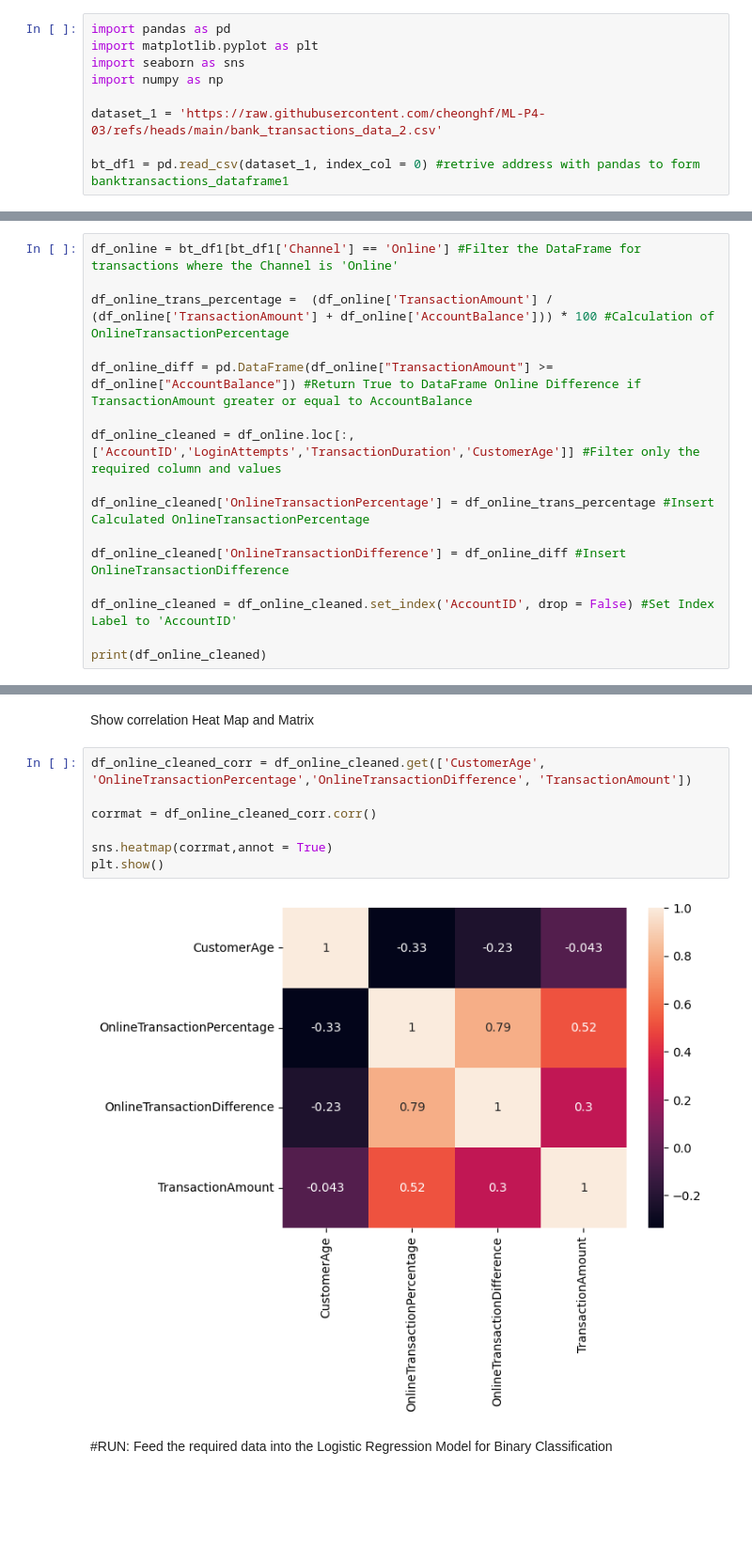
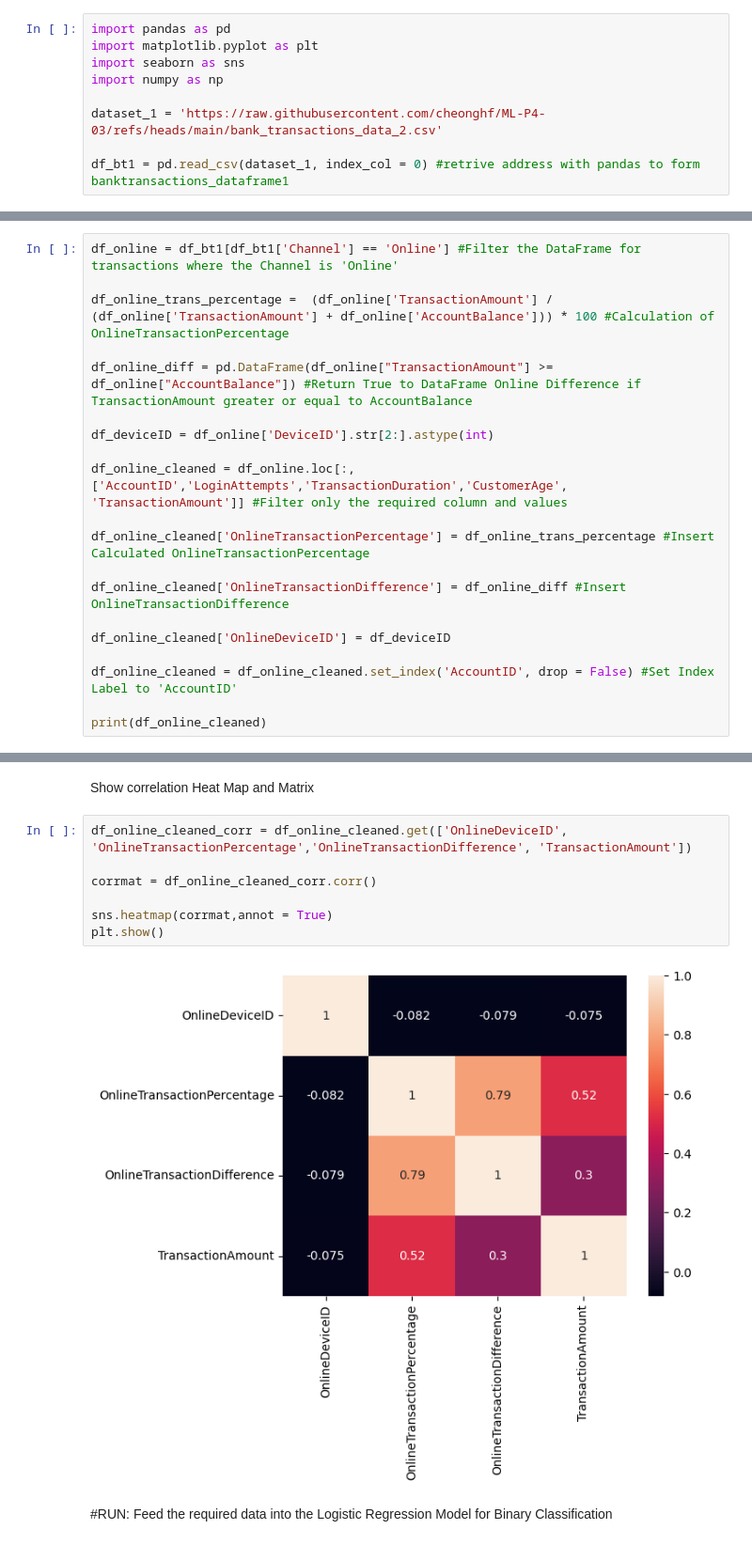
Before and after one commit to cheonghf/ML-P4-03, a Jupyter notebook: Project_SourceCode_P4_03.ipynb, the cells around one changed output, grey strips where cells are left out. Shown: that part at 94% size. Saved outputs shown, nothing was run; the diff lists cells and outputs as text; blank space fills up the shorter version.

```diff
--- a/Project_SourceCode_P4_03.ipynb
+++ b/Project_SourceCode_P4_03.ipynb
@@ -8,7 +8,7 @@ import numpy as np
 
 dataset_1 = 'https://raw.githubusercontent.com/cheonghf/ML-P4-03/refs/heads/main/bank_transactions_data_2.csv'
 
-bt_df1 = pd.read_csv(dataset_1, index_col = 0) #retrive address with pandas to form banktransactions_dataframe1
+df_bt1 = pd.read_csv(dataset_1, index_col = 0) #retrive address with pandas to form banktransactions_dataframe1
 # %% [markdown]
 Display the first 5 rows of the dataset
 # %%
@@ -44,18 +44,22 @@ bt_df1.Channel.value_counts()
 # %% [markdown]
 #RUN: We plan to focus on 'Online' and Calculate the percentage of each Online Transactions against the Account Balance to detect fraud
 # %%
-df_online = bt_df1[bt_df1['Channel'] == 'Online'] #Filter the DataFrame for transactions where the Channel is 'Online'
+df_online = df_bt1[df_bt1['Channel'] == 'Online'] #Filter the DataFrame for transactions where the Channel is 'Online'
 
 df_online_trans_percentage =  (df_online['TransactionAmount'] / (df_online['TransactionAmount'] + df_online['AccountBalance'])) * 100 #Calculation of OnlineTransactionPercentage
 
 df_online_diff = pd.DataFrame(df_online["TransactionAmount"] >= df_online["AccountBalance"]) #Return True to DataFrame Online Difference if TransactionAmount greater or equal to AccountBalance
 
-df_online_cleaned = df_online.loc[:, ['AccountID','LoginAttempts','TransactionDuration','CustomerAge']] #Filter only the required column and values
+df_deviceID = df_online['DeviceID'].str[2:].astype(int)
+
+df_online_cleaned = df_online.loc[:, ['AccountID','LoginAttempts','TransactionDuration','CustomerAge', 'TransactionAmount']] #Filter only the required column and values
 
 df_online_cleaned['OnlineTransactionPercentage'] = df_online_trans_percentage #Insert Calculated OnlineTransactionPercentage
 
 df_online_cleaned['OnlineTransactionDifference'] = df_online_diff #Insert OnlineTransactionDifference
 
+df_online_cleaned['OnlineDeviceID'] = df_deviceID
+
 df_online_cleaned = df_online_cleaned.set_index('AccountID', drop = False) #Set Index Label to 'AccountID'
 
 print(df_online_cleaned)
@@ -80,14 +102,14 @@ df_online_cleaned.AccountID.unique().size
 # %% [markdown]
 Show correlation Heat Map and Matrix
 # %%
-df_online_cleaned_corr = df_online_cleaned.get(['CustomerAge', 'OnlineTransactionPercentage','OnlineTransactionDifference', 'TransactionAmount'])
+df_online_cleaned_corr = df_online_cleaned.get(['OnlineDeviceID', 'OnlineTransactionPercentage','OnlineTransactionDifference', 'TransactionAmount'])
 
 corrmat = df_online_cleaned_corr.corr()
 
 sns.heatmap(corrmat,annot = True)
 plt.show()
 # %% [output]
-[figure, old version]
+[figure, new version]
 # %% [markdown]
 #RUN: Feed the required data into the Logistic Regression Model for Binary Classification
 # %%
```
Also changed, not shown: parts of 48 cells of this notebook.
